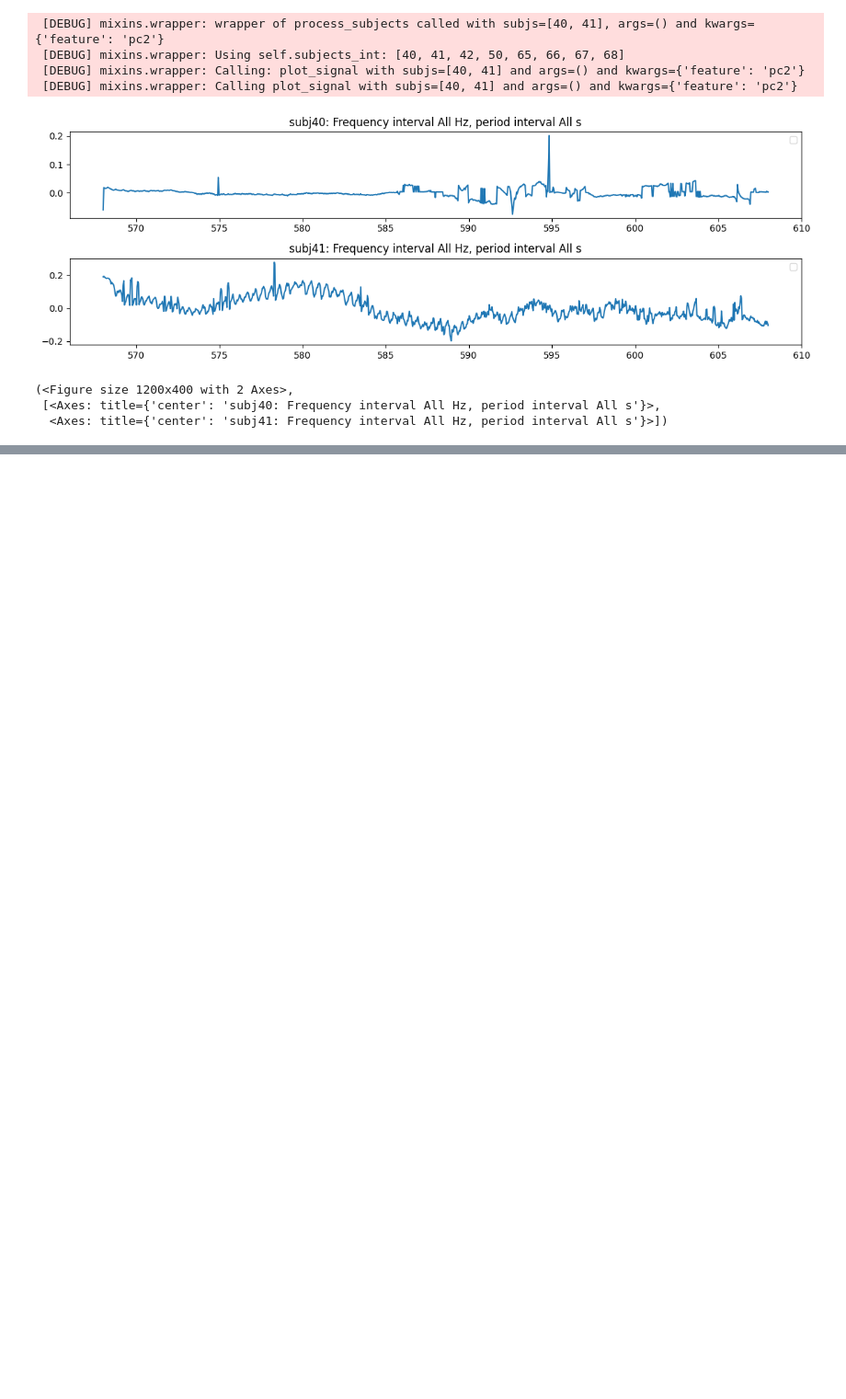
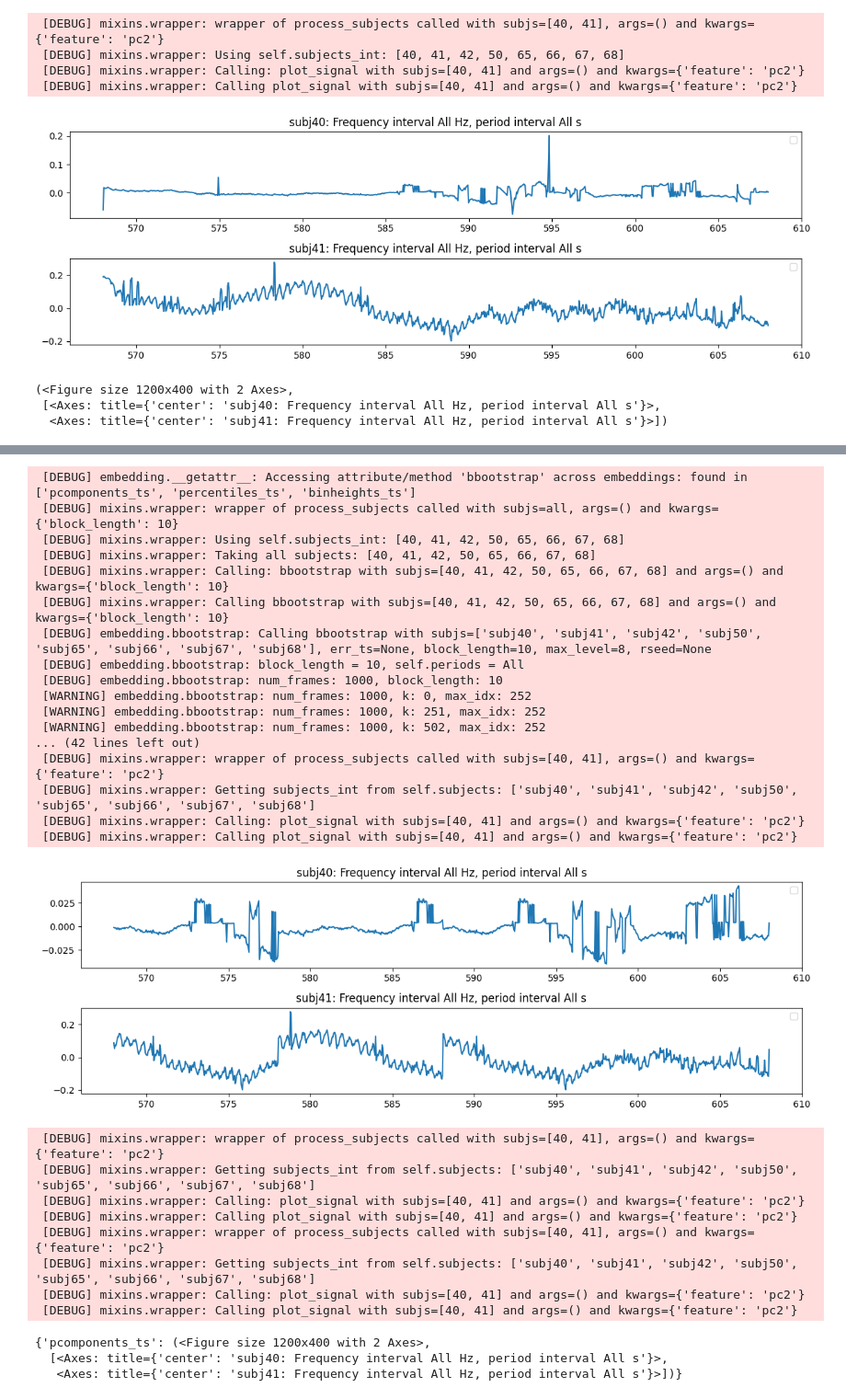
Before and after one commit to rdned/nbdev_fhemb, a Jupyter notebook: nbs/bbootstrap_ex.ipynb, the cells around one changed output, grey strips where cells are left out. Shown at 92% size. Saved outputs shown, nothing was run; the diff lists cells and outputs as text; code cells hidden in the pictures; blank space fills up the shorter version.

```diff
--- a/nbs/bbootstrap_ex.ipynb
+++ b/nbs/bbootstrap_ex.ipynb
@@ -103,3 +176,42 @@ pca_emb.bbootstrap(
 (<Figure size 1200x400 with 2 Axes>,
  [<Axes: title={'center': 'subj40: Frequency interval All Hz, period interval All s'}>,
   <Axes: title={'center': 'subj41: Frequency interval All Hz, period interval All s'}>])
+# %%
+#| eval: false
+
+combined_emb0.bbootstrap(
+    block_length=10  # specify the length of the block in the block bootstrap
+).plot_signal(
+    subjs=[40,41],  # specify subject(s) to plot: may be specified also as intervals, e.g., [(40, 45), 47]
+    feature='pc2'   # specify feature to plot: principal components are prefixed by 'pc'
+)
+# %% [output]
+ [DEBUG] embedding.__getattr__: Accessing attribute/method 'bbootstrap' across embeddings: found in ['pcomponents_ts', 'percentiles_ts', 'binheights_ts']
+ [DEBUG] mixins.wrapper: wrapper of process_subjects called with subjs=all, args=() and kwargs={'block_length': 10}
+ [DEBUG] mixins.wrapper: Using self.subjects_int: [40, 41, 42, 50, 65, 66, 67, 68]
+ [DEBUG] mixins.wrapper: Taking all subjects: [40, 41, 42, 50, 65, 66, 67, 68]
+ [DEBUG] mixins.wrapper: Calling: bbootstrap with subjs=[40, 41, 42, 50, 65, 66, 67, 68] and args=() and kwargs={'block_length': 10}
+ [DEBUG] mixins.wrapper: Calling bbootstrap with subjs=[40, 41, 42, 50, 65, 66, 67, 68] and args=() and kwargs={'block_length': 10}
+ [DEBUG] embedding.bbootstrap: Calling bbootstrap with subjs=['subj40', 'subj41', 'subj42', 'subj50', 'subj65', 'subj66', 'subj67', 'subj68'], err_ts=None, block_length=10, max_level=8, rseed=None
+ [DEBUG] embedding.bbootstrap: block_length = 10, self.periods = All
+ [DEBUG] embedding.bbootstrap: num_frames: 1000, block_length: 10
+ [WARNING] embedding.bbootstrap: num_frames: 1000, k: 0, max_idx: 252
+ [WARNING] embedding.bbootstrap: num_frames: 1000, k: 251, max_idx: 252
+ [WARNING] embedding.bbootstrap: num_frames: 1000, k: 502, max_idx: 252
+... (42 lines left out)
+ [DEBUG] mixins.wrapper: wrapper of process_subjects called with subjs=[40, 41], args=() and kwargs={'feature': 'pc2'}
+ [DEBUG] mixins.wrapper: Getting subjects_int from self.subjects: ['subj40', 'subj41', 'subj42', 'subj50', 'subj65', 'subj66', 'subj67', 'subj68']
+ [DEBUG] mixins.wrapper: Calling: plot_signal with subjs=[40, 41] and args=() and kwargs={'feature': 'pc2'}
+ [DEBUG] mixins.wrapper: Calling plot_signal with subjs=[40, 41] and args=() and kwargs={'feature': 'pc2'}
+[figure, added]
+ [DEBUG] mixins.wrapper: wrapper of process_subjects called with subjs=[40, 41], args=() and kwargs={'feature': 'pc2'}
+ [DEBUG] mixins.wrapper: Getting subjects_int from self.subjects: ['subj40', 'subj41', 'subj42', 'subj50', 'subj65', 'subj66', 'subj67', 'subj68']
+ [DEBUG] mixins.wrapper: Calling: plot_signal with subjs=[40, 41] and args=() and kwargs={'feature': 'pc2'}
+ [DEBUG] mixins.wrapper: Calling plot_signal with subjs=[40, 41] and args=() and kwargs={'feature': 'pc2'}
+ [DEBUG] mixins.wrapper: wrapper of process_subjects called with subjs=[40, 41], args=() and kwargs={'feature': 'pc2'}
+ [DEBUG] mixins.wrapper: Getting subjects_int from self.subjects: ['subj40', 'subj41', 'subj42', 'subj50', 'subj65', 'subj66', 'subj67', 'subj68']
+ [DEBUG] mixins.wrapper: Calling: plot_signal with subjs=[40, 41] and args=() and kwargs={'feature': 'pc2'}
+ [DEBUG] mixins.wrapper: Calling plot_signal with subjs=[40, 41] and args=() and kwargs={'feature': 'pc2'}
+{'pcomponents_ts': (<Figure size 1200x400 with 2 Axes>,
+  [<Axes: title={'center': 'subj40: Frequency interval All Hz, period interval All s'}>,
+   <Axes: title={'center': 'subj41: Frequency interval All Hz, period interval All s'}>])}
```
Also changed, not shown: parts of 9 cells of this notebook, 17 other files.
